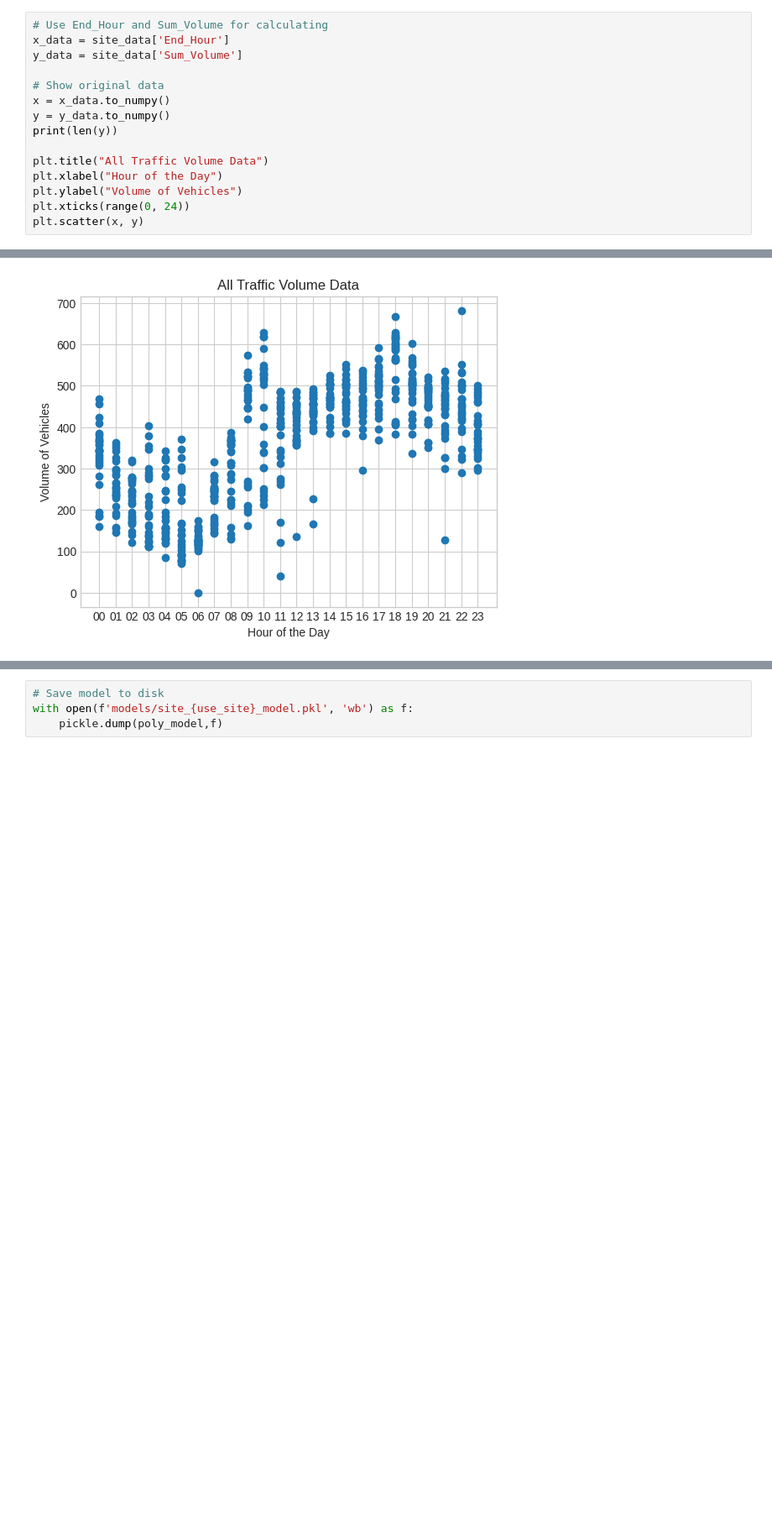
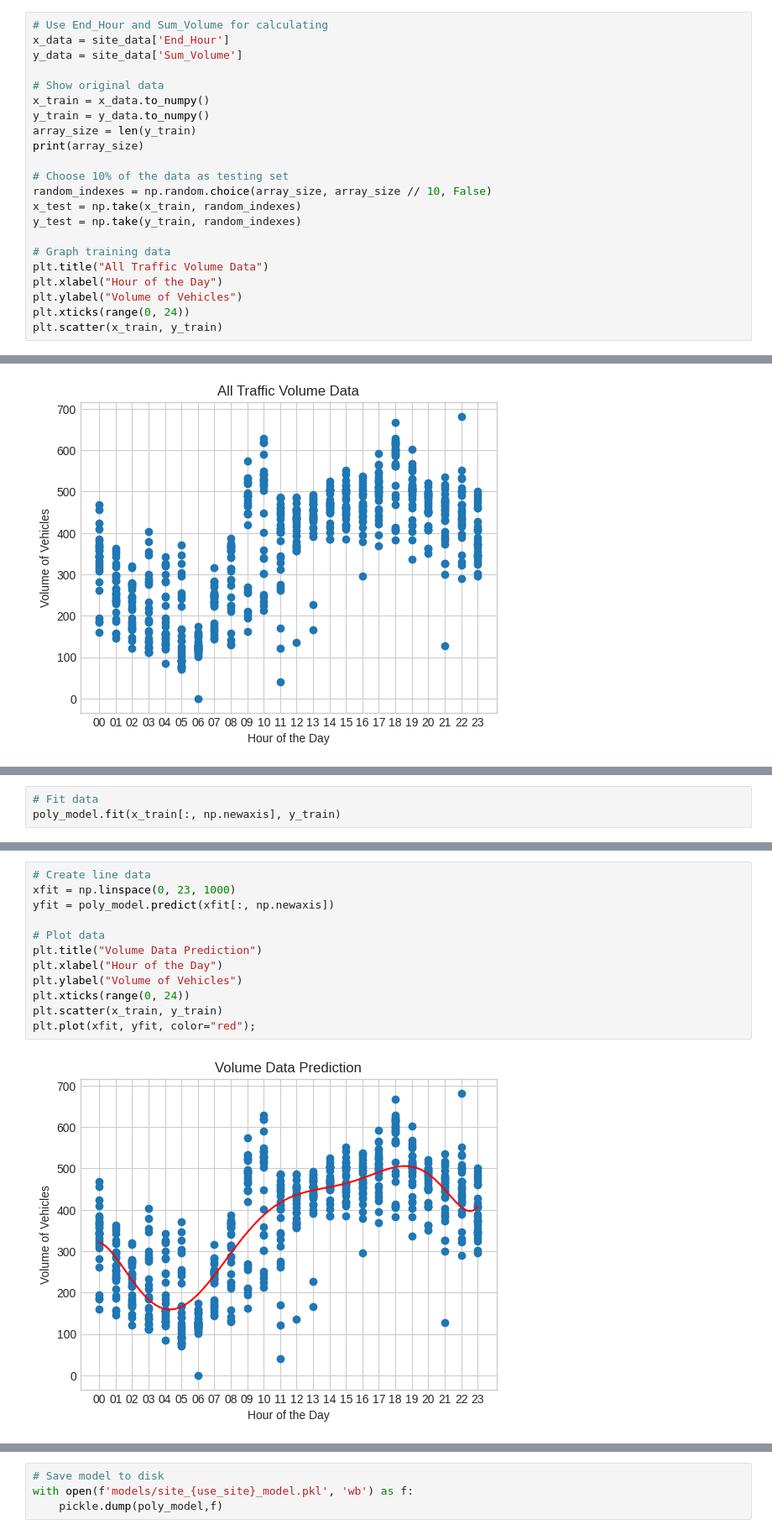
Before and after one commit to NotYetTerminal/Traffic-Analysis-Linear-Regression, a Jupyter notebook: Notebooks/LinearRegressionTrafficVolume.ipynb, the cells around one changed output, grey strips where cells are left out. Shown at 84% size. Saved outputs shown, nothing was run; the diff lists cells and outputs as text; blank space fills up the shorter version.

```diff
--- a/Notebooks/LinearRegressionTrafficVolume.ipynb
+++ b/Notebooks/LinearRegressionTrafficVolume.ipynb
@@ -191,15 +170,22 @@ x_data = site_data['End_Hour']
 y_data = site_data['Sum_Volume']
 
 # Show original data
-x = x_data.to_numpy()
-y = y_data.to_numpy()
-print(len(y))
+x_train = x_data.to_numpy()
+y_train = y_data.to_numpy()
+array_size = len(y_train)
+print(array_size)
 
+# Choose 10% of the data as testing set
+random_indexes = np.random.choice(array_size, array_size // 10, False)
+x_test = np.take(x_train, random_indexes)
+y_test = np.take(y_train, random_indexes)
+
+# Graph training data
 plt.title("All Traffic Volume Data")
 plt.xlabel("Hour of the Day")
 plt.ylabel("Volume of Vehicles")
 plt.xticks(range(0, 24))
-plt.scatter(x, y)
+plt.scatter(x_train, y_train)
 # %% [output]
 672
 <matplotlib.collections.PathCollection at 0x...>
@@ -206,0 +196,3 @@ plt.scatter(x, y)
+# %%
+# Fit data
+poly_model.fit(x_train[:, np.newaxis], y_train)
@@ -206,0 +211,14 @@ plt.scatter(x, y)
+# %%
+# Create line data
+xfit = np.linspace(0, 23, 1000)
+yfit = poly_model.predict(xfit[:, np.newaxis])
+
+# Plot data
+plt.title("Volume Data Prediction")
+plt.xlabel("Hour of the Day")
+plt.ylabel("Volume of Vehicles")
+plt.xticks(range(0, 24))
+plt.scatter(x_train, y_train)
+plt.plot(xfit, yfit, color="red");
+# %% [output]
+[figure, added]
```
Also changed, not shown: parts of 16 cells of this notebook, 3 other files.
